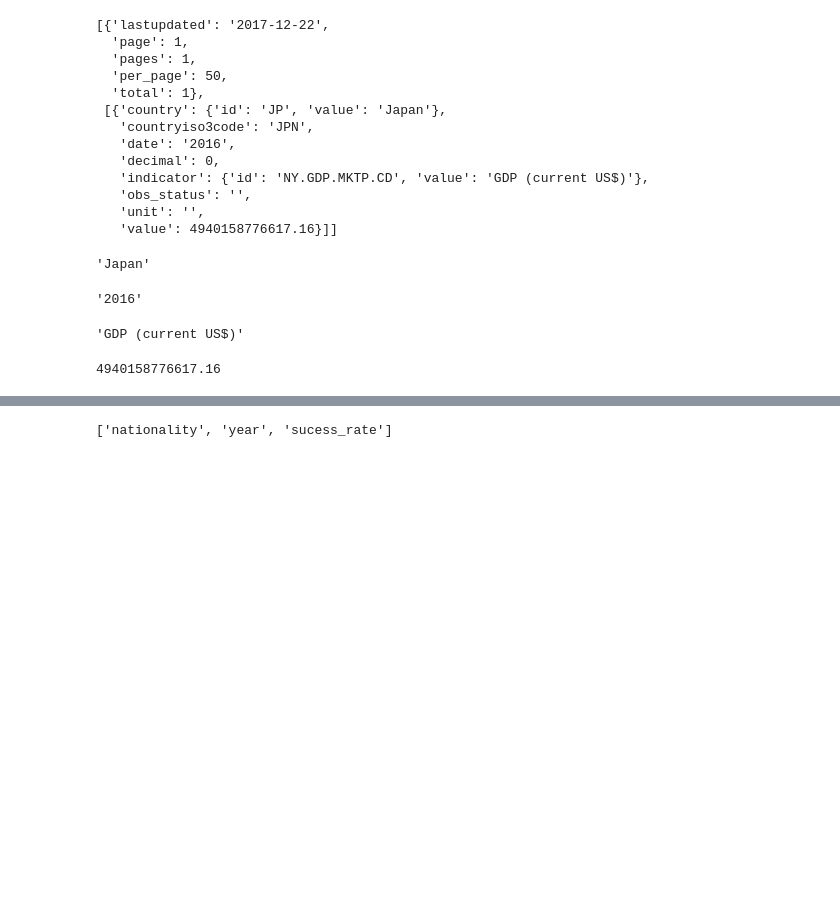
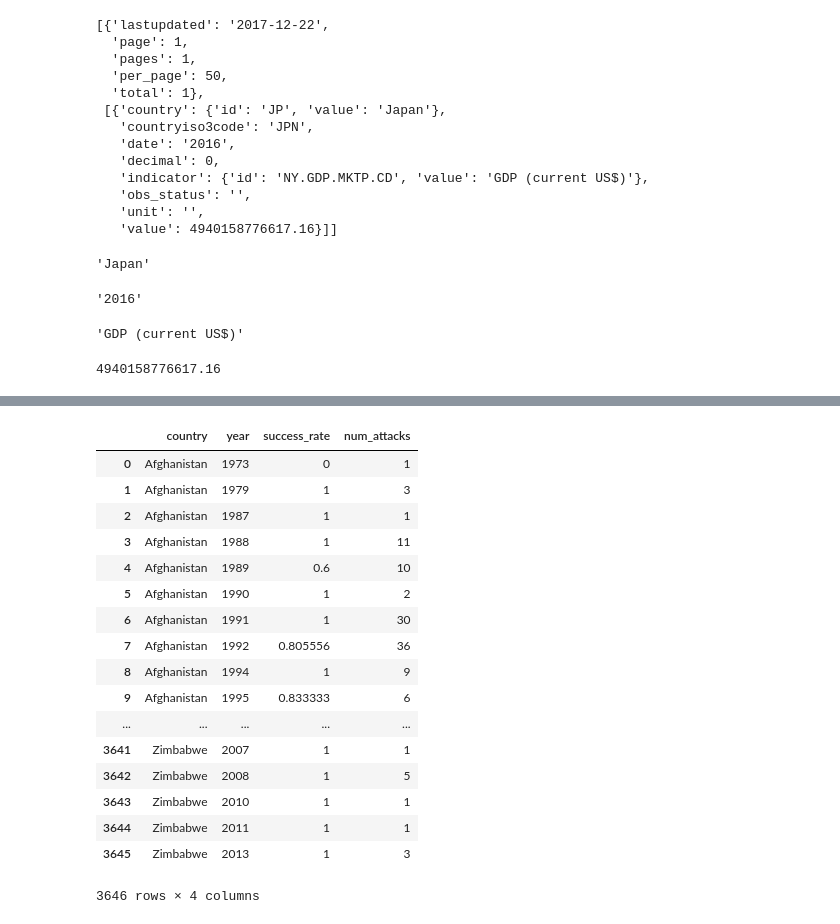
Before and after one commit to grantaguinaldo/project-001, a Jupyter notebook: project-001-sungwons version of Grant's notebook.ipynb, the cells around one changed output, grey strips where cells are left out. Drawn from its saved outputs; the diff is of its cells as text; code cells hidden in the pictures; blank space fills up the shorter version.

```diff
--- a/project-001-sungwon.ipynb
+++ b/project-001-sungwons version of Grant's notebook.ipynb
@@ -367,4 +333,22 @@
-# %%
-columns
-# %% [output]
-['nationality', 'year', 'sucess_rate']
+# %%
+df_success_pct.to_csv('Success Rates by Country by Year.csv')
+df_success_pct
+# %% [output]
+|  | country | year | success_rate | num_attacks |
+| 0 | Afghanistan | 1973 | 0 | 1 |
+| 1 | Afghanistan | 1979 | 1 | 3 |
+| 2 | Afghanistan | 1987 | 1 | 1 |
+| 3 | Afghanistan | 1988 | 1 | 11 |
+| 4 | Afghanistan | 1989 | 0.6 | 10 |
+| 5 | Afghanistan | 1990 | 1 | 2 |
+| 6 | Afghanistan | 1991 | 1 | 30 |
+| 7 | Afghanistan | 1992 | 0.805556 | 36 |
+| 8 | Afghanistan | 1994 | 1 | 9 |
+| 9 | Afghanistan | 1995 | 0.833333 | 6 |
+| ... | ... | ... | ... | ... |
+| 3641 | Zimbabwe | 2007 | 1 | 1 |
+| 3642 | Zimbabwe | 2008 | 1 | 5 |
+| 3643 | Zimbabwe | 2010 | 1 | 1 |
+| 3644 | Zimbabwe | 2011 | 1 | 1 |
+| 3645 | Zimbabwe | 2013 | 1 | 3 |
+3646 rows × 4 columns
```
Also changed, not shown: parts of 8 cells of this notebook, 2 other files.
